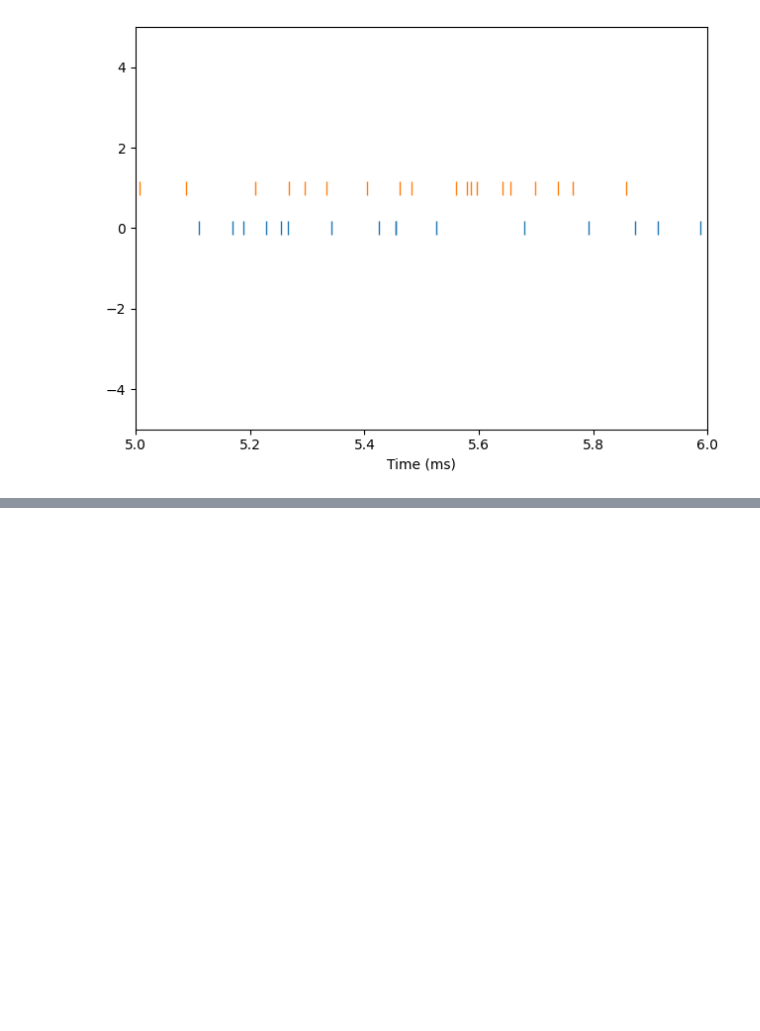
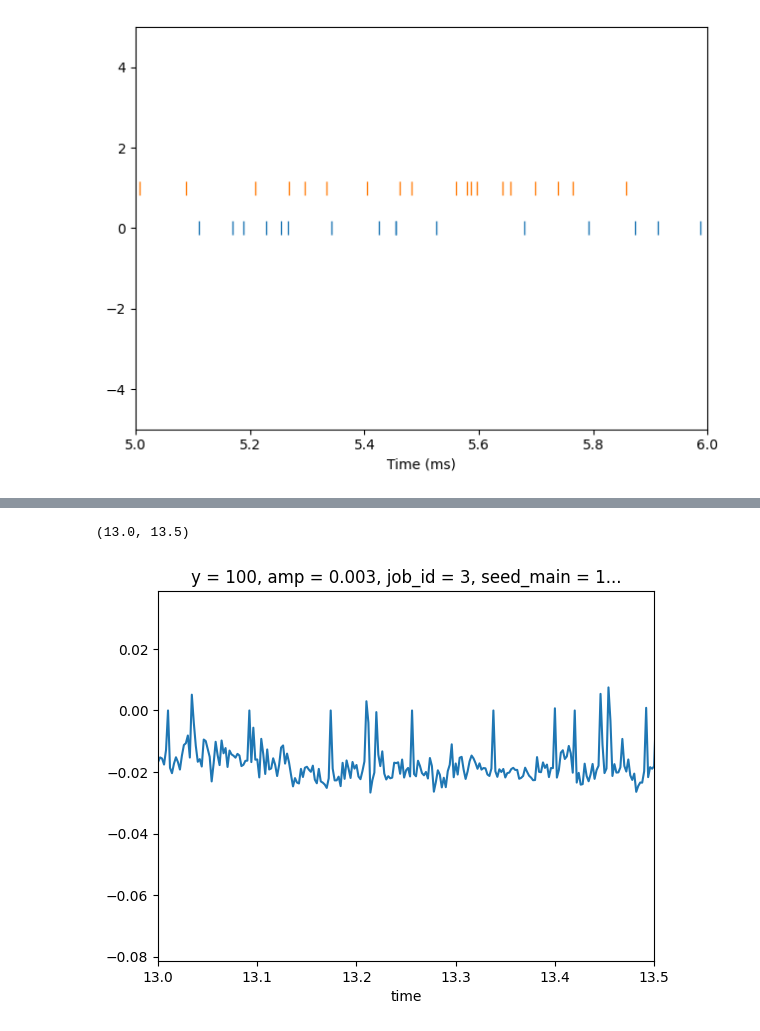
Before and after one commit to niknovikov19/A1-OUinp, a Jupyter notebook: dev_scratch/misc.ipynb, the cells around one changed output, grey strips where cells are left out. Saved outputs shown, nothing was run; the diff lists cells and outputs as text; code cells hidden in the pictures; blank space fills up the shorter version.

```diff
--- a/dev_scratch/misc.ipynb
+++ b/dev_scratch/misc.ipynb
@@ -101,0 +118,6 @@ Attributes:
+# %%
+x = X.isel(seed_main=0, f=0, amp=-1).sel(y=100, time=slice(10, 20)).plot()
+plt.xlim(13, 13.5)
+# %% [output]
+(13.0, 13.5)
+[figure, added]
```
Also changed, not shown: parts of 5 cells of this notebook, 24 other files.
